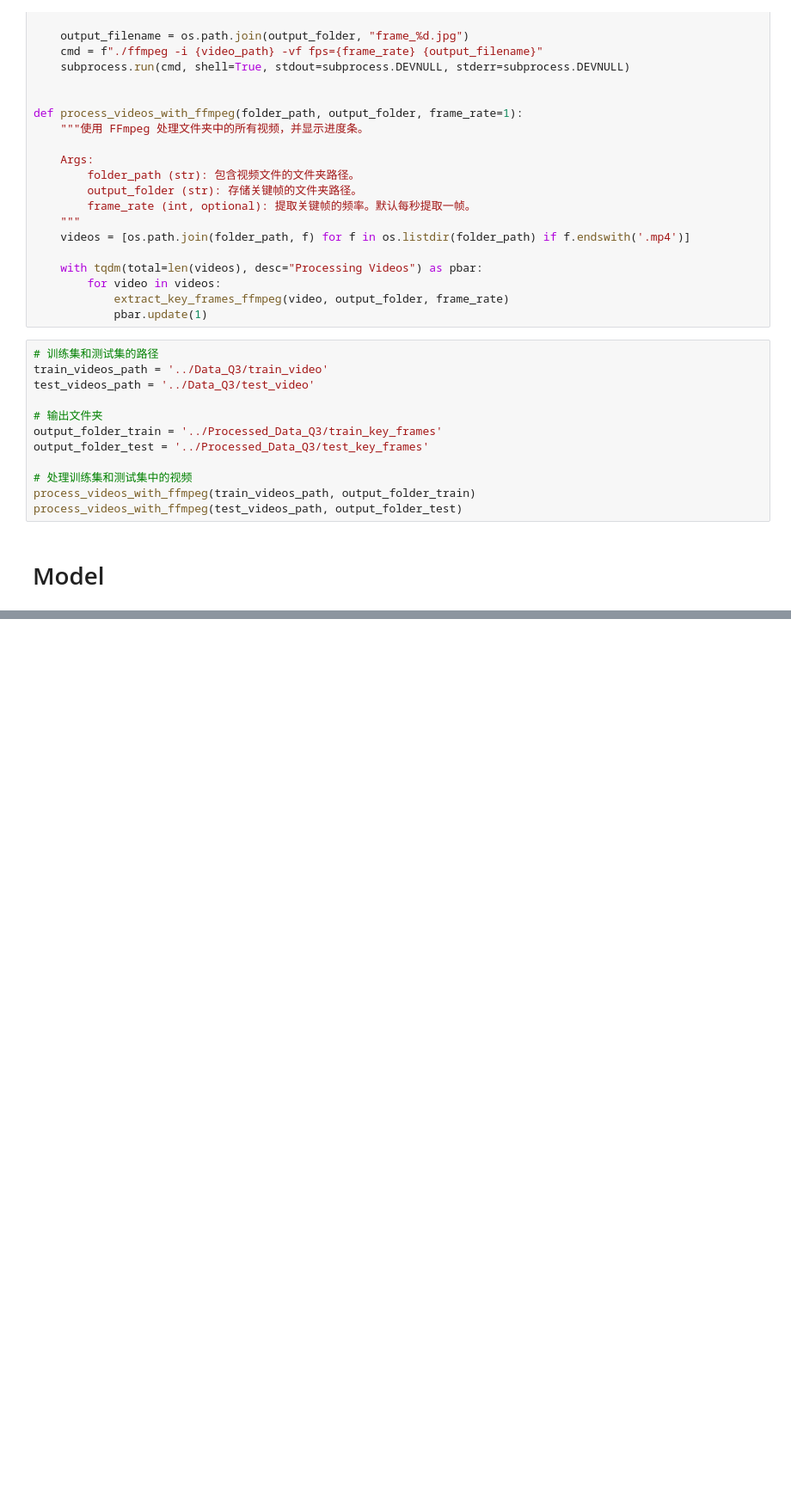
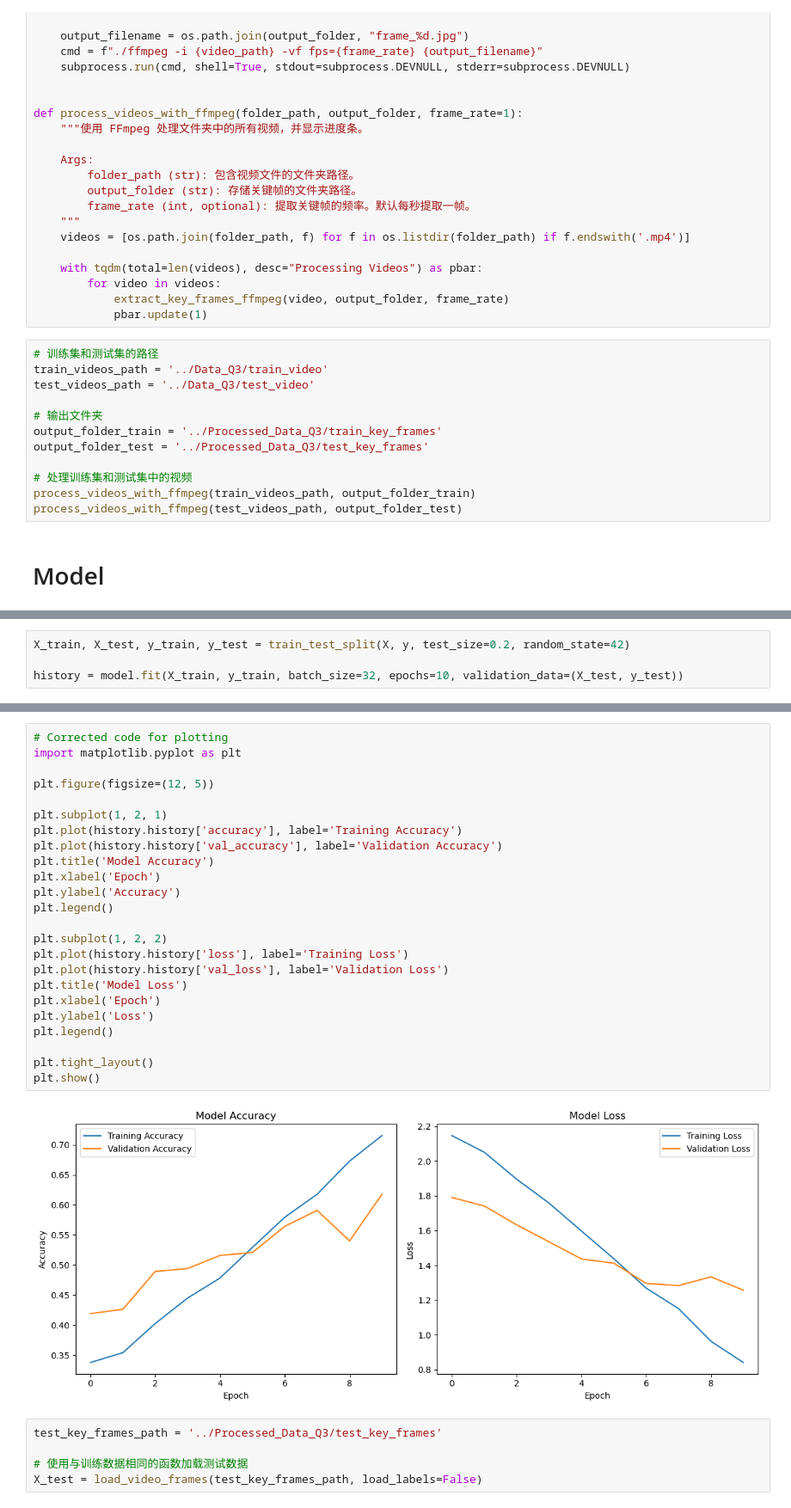
Before and after one commit to GDistories/DSAA5002_Final_Exam, a Jupyter notebook: Q3/Q3_Code/Q3.ipynb, the cells around one changed output, grey strips where cells are left out. Shown at 86% size. Drawn from its saved outputs; the diff is of its cells as text; blank space fills up the shorter version.

```diff
--- a/Q3/Q3_Code/Q3.ipynb
+++ b/Q3/Q3_Code/Q3.ipynb
@@ -57,0 +131,4 @@ process_videos_with_ffmpeg(test_videos_path, output_folder_test)
+# %%
+X_train, X_test, y_train, y_test = train_test_split(X, y, test_size=0.2, random_state=42)
+
+history = model.fit(X_train, y_train, batch_size=32, epochs=10, validation_data=(X_test, y_test))
@@ -57,0 +162,31 @@ process_videos_with_ffmpeg(test_videos_path, output_folder_test)
+# %%
+# Corrected code for plotting
+import matplotlib.pyplot as plt
+
+plt.figure(figsize=(12, 5))
+
+plt.subplot(1, 2, 1)
+plt.plot(history.history['accuracy'], label='Training Accuracy')
+plt.plot(history.history['val_accuracy'], label='Validation Accuracy')
+plt.title('Model Accuracy')
+plt.xlabel('Epoch')
+plt.ylabel('Accuracy')
+plt.legend()
+
+plt.subplot(1, 2, 2)
+plt.plot(history.history['loss'], label='Training Loss')
+plt.plot(history.history['val_loss'], label='Validation Loss')
+plt.title('Model Loss')
+plt.xlabel('Epoch')
+plt.ylabel('Loss')
+plt.legend()
+
+plt.tight_layout()
+plt.show()
+# %% [output]
+[figure, added]
+# %%
+test_key_frames_path = '../Processed_Data_Q3/test_key_frames'
+
+# 使用与训练数据相同的函数加载测试数据
+X_test = load_video_frames(test_key_frames_path, load_labels=False)
```
Also changed, not shown: parts of 13 cells of this notebook.
